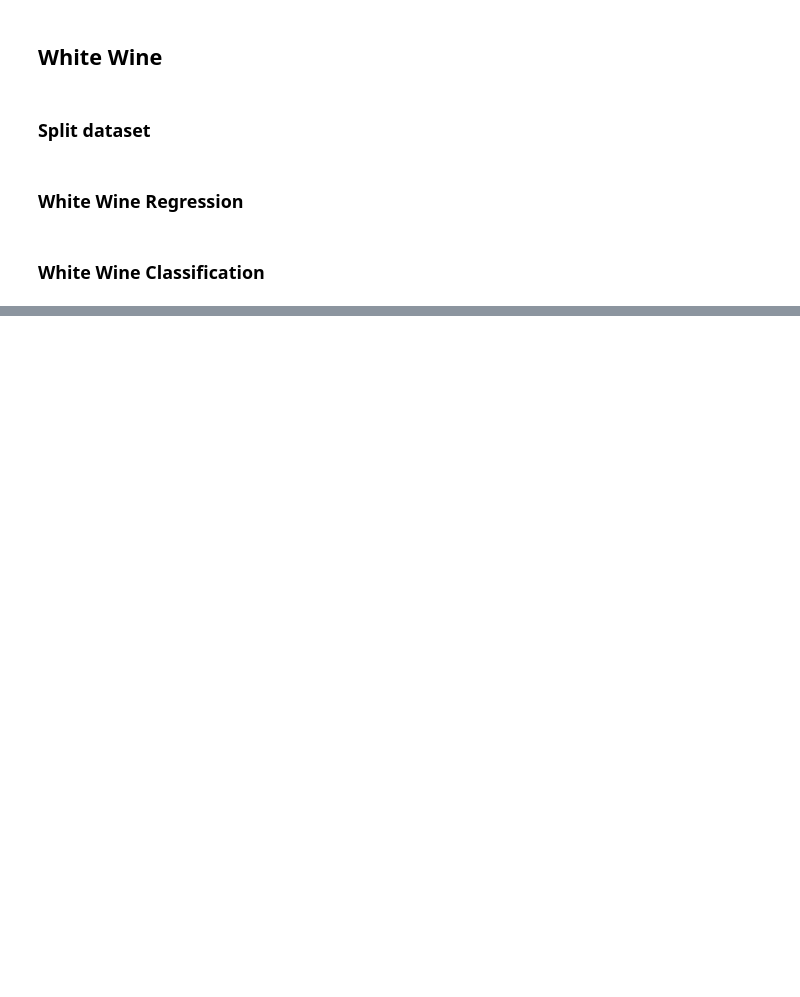
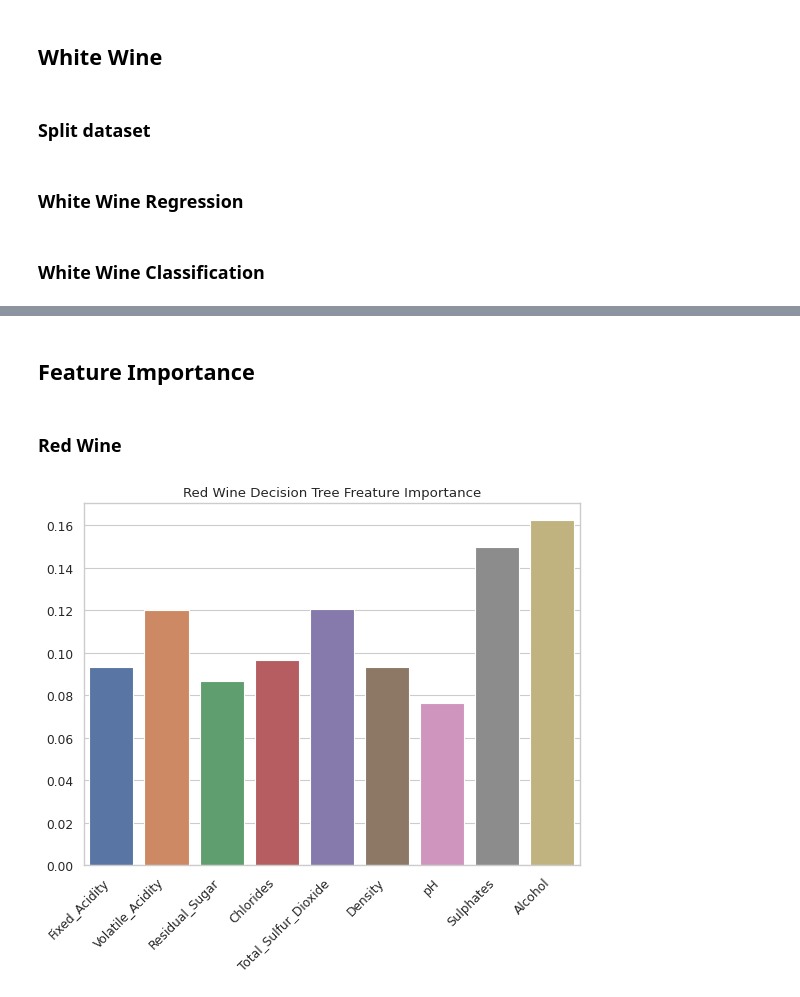
Before and after one commit to timc823/IST347, a Jupyter notebook: Project/Project.ipynb, the cells around one changed output, grey strips where cells are left out. Saved outputs shown, nothing was run; the diff lists cells and outputs as text; code cells hidden in the pictures; blank space fills up the shorter version.

```diff
--- a/Project/Project.ipynb
+++ b/Project/Project.ipynb
@@ -54,6 +67,14 @@ replace_col()
 def plot_scatter(x_axis,y_axis, h=None):
     '''Plot the scatter plot by input a selected X & Y data'''
     sns.scatterplot(x = x_axis, y = y_axis, hue = h)
+# %%
+def barplot(xlabel,ylabel,rotate,title):
+    sns.set_theme(style="whitegrid")
+    plt.figure(figsize=(8, 6), dpi=80)
+    ax = sns.barplot(x=xlabel, y=ylabel)
+    ax.set_xticklabels(ax.get_xticklabels(), rotation=rotate, horizontalalignment='right')
+    ax.set_title(title)
+    plt.show()
 # %%
 red.head()
 # %% [output]
@@ -594,0 +744,9 @@ array([0.08313356, 0.10544292, 0.09054282, 0.09181472, 0.1038028 ,
+# %% [markdown]
+## Feature Importance
+# %% [markdown]
+### Red Wine
+# %%
+# Red Decision Tree
+barplot(red_X.columns, red_dt_imp, 45, 'Red Wine Decision Tree Freature Importance')
+# %% [output]
+[figure, added]
```
Also changed, not shown: parts of 38 cells of this notebook.
